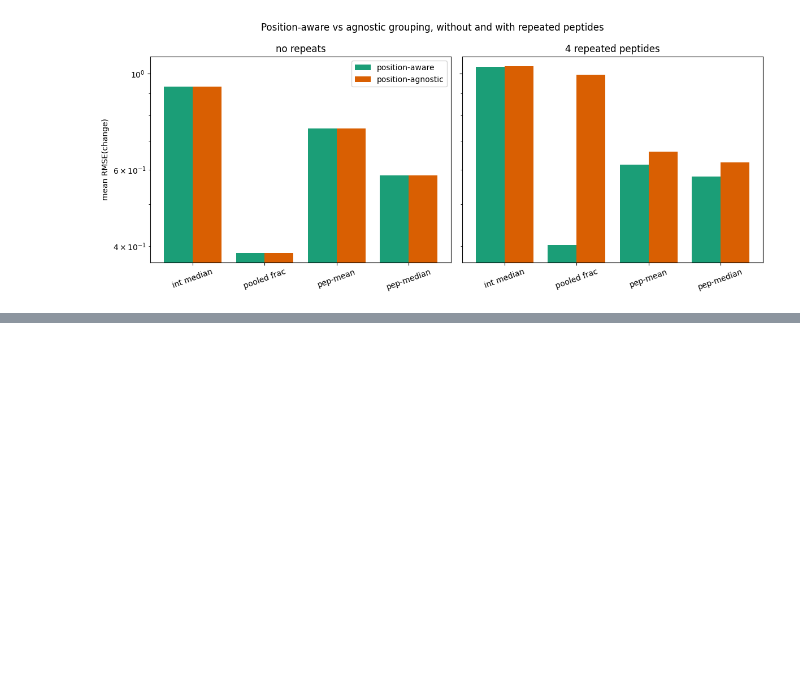
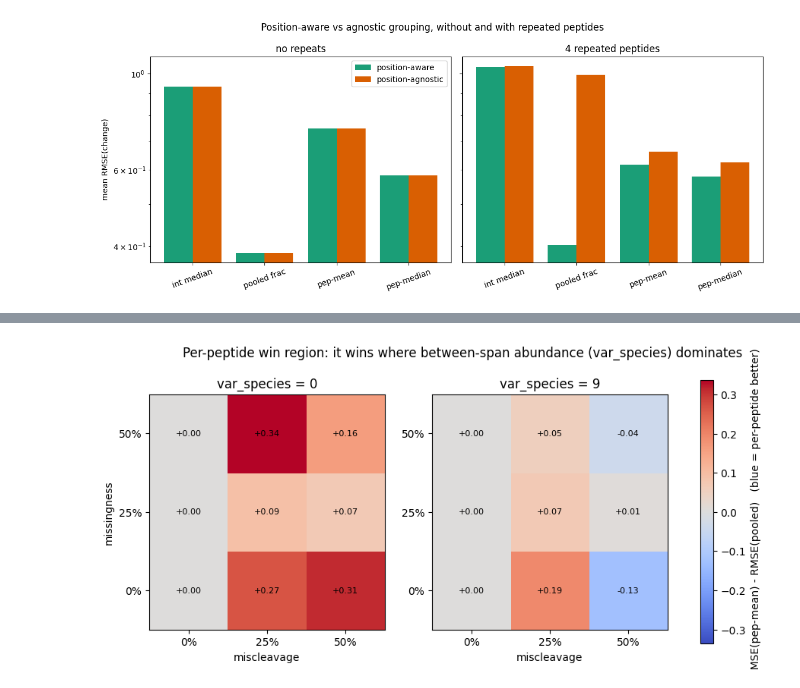
Before and after one commit to pcruzparri/QuantProteomicsSimBox, a Jupyter notebook: src/quantproteomicssimbox/playground.ipynb, the cells around one changed output, grey strips where cells are left out. Drawn from its saved outputs; the diff is of its cells as text; code cells hidden in the pictures; blank space fills up the shorter version.

```diff
--- a/src/quantproteomicssimbox/playground.ipynb
+++ b/src/quantproteomicssimbox/playground.ipynb
@@ -315,0 +354,32 @@ plt.show()
+# %%
+miss = [0.0, 0.25, 0.5]
+mc = [0.0, 0.25, 0.5]
+species = [0.0, 9.0]
+c2_base = dict(n_proteins=5, protein_length=120, n_subjects=12, abundance=200,
+               var_subject=1.0, var_site=1.0, position_aware=True)
+c2 = run_sweep({"var_species": species, "missingness": miss, "miscleavage_rate": mc},
+               {"pool": stoichiometry_method("fraction"), "pep": stoichiometry_method("peptide_mean")},
+               n_replicates=3, base=c2_base)
+mean = {(r.params["var_species"], r.params["missingness"], r.params["miscleavage_rate"], r.method): r.rmse_mean
+        for r in c2}
+diff = {sv: np.array([[mean[(sv, m, c, "pep")] - mean[(sv, m, c, "pool")] for c in mc] for m in miss])
+        for sv in species}
+
+vmax = max(np.abs(d).max() for d in diff.values())
+fig, axes = plt.subplots(1, len(species), figsize=(11, 4.5), squeeze=False)
+for k, sv in enumerate(species):
+    ax = axes[0][k]
+    im = ax.imshow(diff[sv], cmap="coolwarm", vmin=-vmax, vmax=vmax, origin="lower")
+    ax.set_xticks(range(len(mc)), [f"{c:.0%}" for c in mc])
+    ax.set_yticks(range(len(miss)), [f"{m:.0%}" for m in miss])
+    ax.set_xlabel("miscleavage")
+    ax.set_title(f"var_species = {sv:g}")
+    for i in range(len(miss)):
+        for j in range(len(mc)):
+            ax.text(j, i, f"{diff[sv][i, j]:+.2f}", ha="center", va="center", fontsize=8)
+axes[0][0].set_ylabel("missingness")
+fig.colorbar(im, ax=axes, label="RMSE(pep-mean) - RMSE(pooled)   (blue = per-peptide better)")
+fig.suptitle("Per-peptide win region: it wins where between-span abundance (var_species) dominates")
+plt.show()
+# %% [output]
+[figure, added]
```
Also changed, not shown: parts of 7 cells of this notebook, 2 other files.
